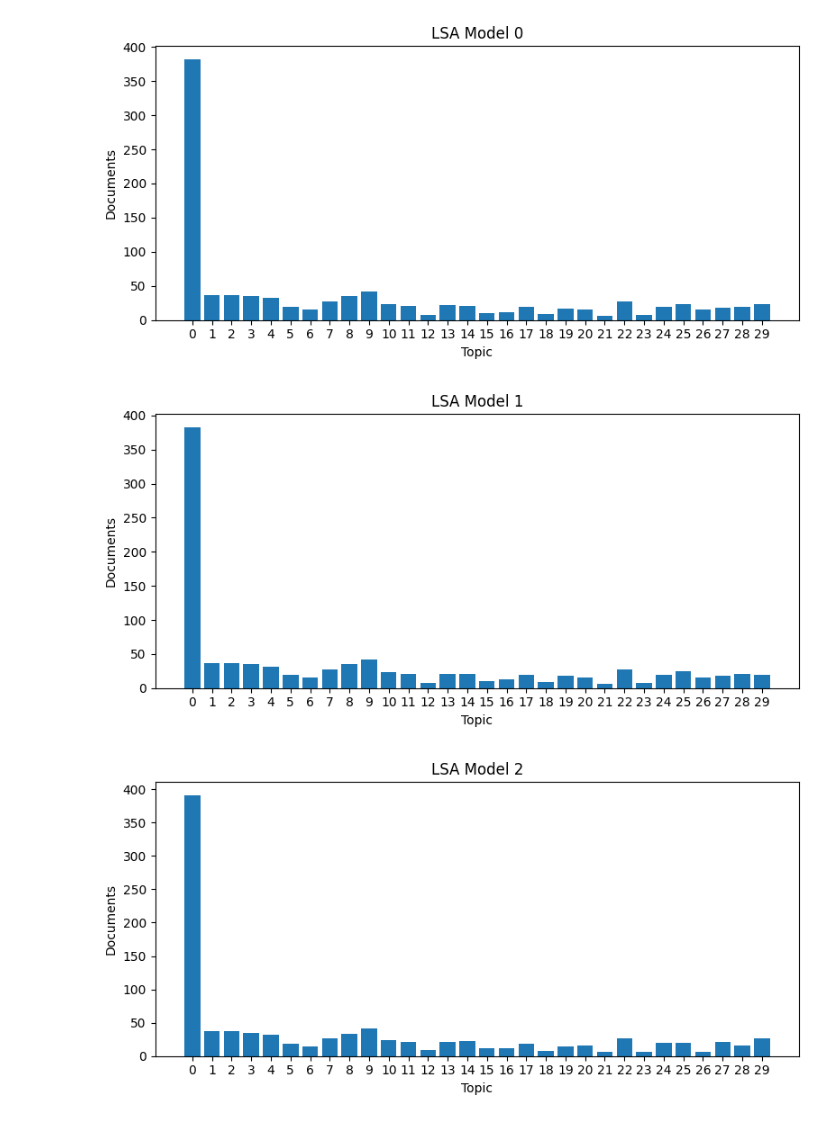
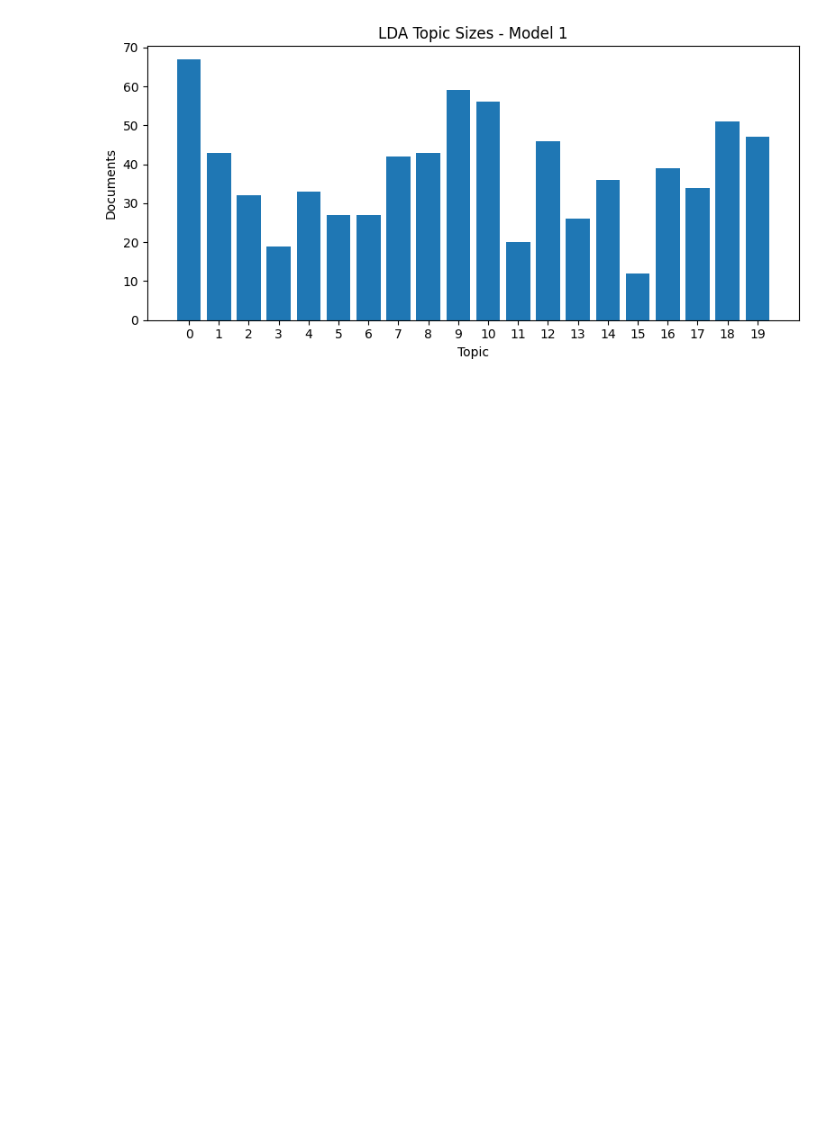
Before and after one commit to schustal-cpu/analyze_message_topics, a Jupyter notebook: analyze_data.ipynb, the cells around one changed output. Cells and saved outputs as stored; diff of their text form; code cells hidden in the pictures; blank space fills up the shorter version.

```diff
--- a/analyze_data.ipynb
+++ b/analyze_data.ipynb
@@ -203,6 +253,7 @@ lda_config_prod = {
     "alpha_grid": [0.01, 0.1],       # document-topic prior (sparsity control)
     "eta_grid": [0.01, 0.1],         # topic-word prior
     "max_iter_grid": [10, 20],       # number of training iterations
+    "random_states": [42],
     "learning_method": "batch",      # batch learning for stable convergence
 }
 
@@ -212,6 +263,7 @@ lda_config_test = {
     "alpha_grid": [0.1],         # single prior
     "eta_grid": [0.1],           # single prior
     "max_iter_grid": [10],       # minimal iterations
+    "random_states": [42],
     "learning_method": "batch",
 }
 
@@ -219,7 +271,7 @@ lda_config_test = {
 # SWITCH BETWEEN MODES
 # -----------------------------
 
-TEST_MODE = False  # set to False for full tuning
+TEST_MODE = False  # set to False for full tuning, True for Test
 
 lda_config = lda_config_test if TEST_MODE else lda_config_prod
 
@@ -552,35 +676,28 @@ display(compare_topic_sizes(
 # %%
 ### Topic Size Comparison of Top X or Selected Models (Visual)
 
-for i in range(5):
-    row = lsa_tuning_interpreted_by_lang["en"].iloc[i]
-
-    plot_topic_sizes(
-        doc_topic_matrix=row["doc_topic_matrix"],
-        method="lsa",
-        title=f"LSA Model {i}"
-    )
+#for i in range(5):
+#    row = lsa_tuning_interpreted_by_lang["en"].iloc[i]
+#
+#    plot_topic_sizes(
+#        doc_topic_matrix=row["doc_topic_matrix"],
+#        method="lsa",
+#        title=f"LSA Model {i}"
+#    )
 
 #plot_topic_sizes(
 #    doc_topic_matrix=best_row["doc_topic_matrix"],
 #    method="lsa",
 #    title="LSA Topic Sizes"
 #)
 
-for i in range(5):
-    row = lda_tuning_interpreted_by_lang["de"].iloc[i]
+#for i in range(5):
+row = lda_tuning_interpreted_by_lang["de"].iloc[0]
 
-    plot_topic_sizes(
-        doc_topic_matrix=row["doc_topic_matrix"],
-        method="lda",
-        title=f"LDA Model {i}"
-    )
-#plot_topic_sizes(
-#    doc_topic_matrix=best_row["doc_topic_matrix"],
-#    method="lda",
-#    title="LDA Topic Sizes"
-#)
+plot_topic_sizes(
+    doc_topic_matrix=row["doc_topic_matrix"],
+    method="lda",
+    title=f"LDA Topic Sizes - Model {1}"
+)
 # %% [output]
-[figure, old version]
+[figure, new version]
-[figure, removed]
-[figure, removed]
```
Also changed, not shown: parts of 14 cells of this notebook, 3 other files.
